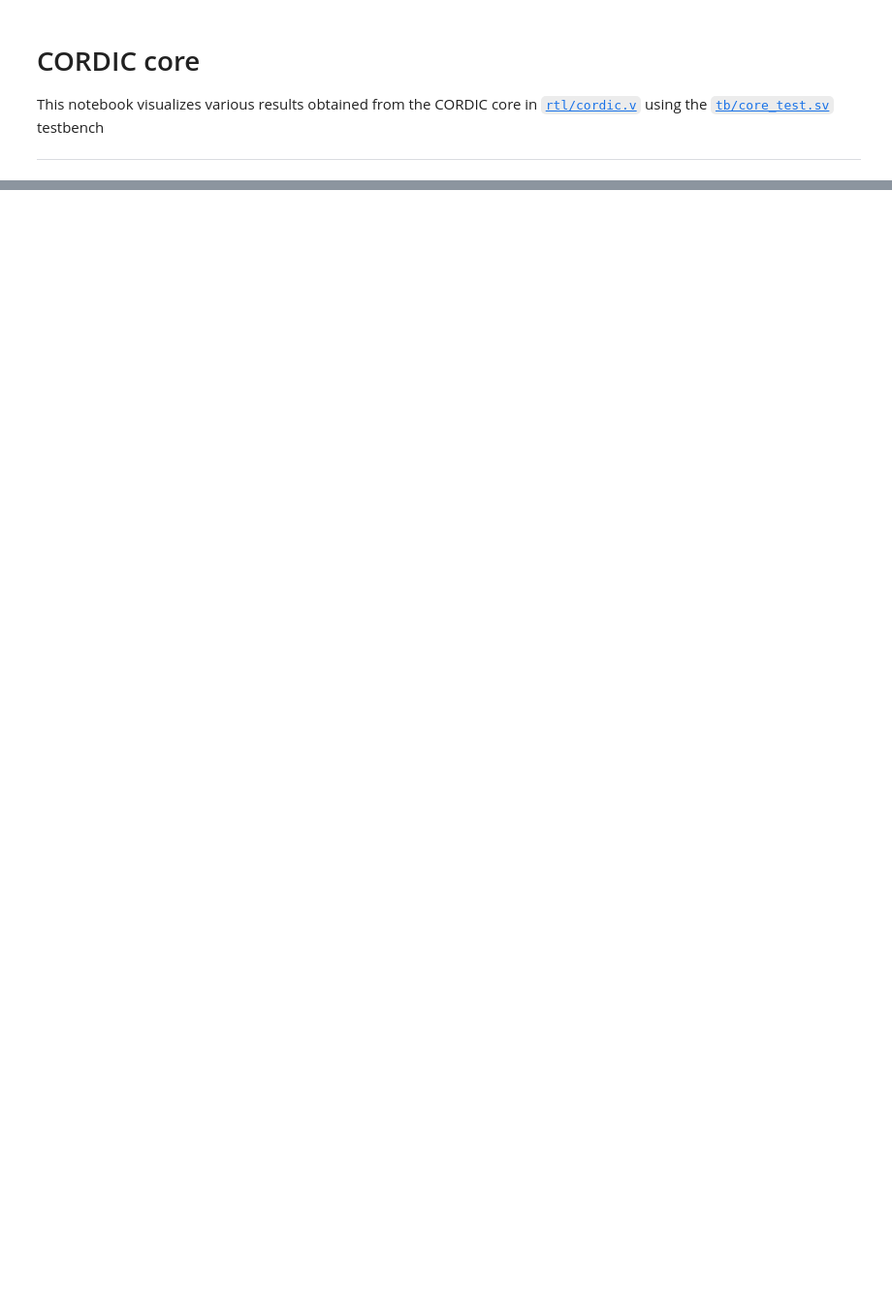
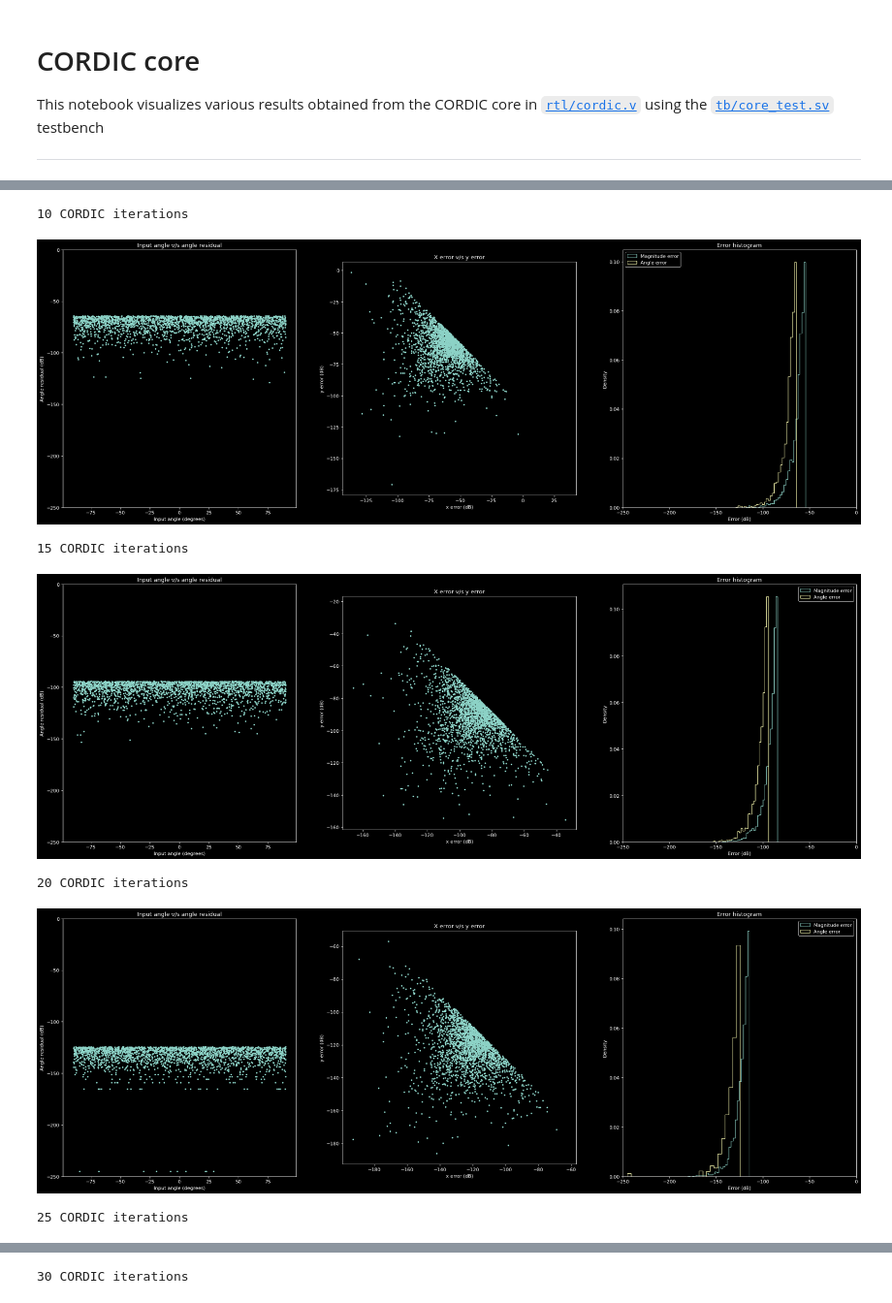
Before and after one commit to Ashwin-Rajesh/Cordic_accelerator, a Jupyter notebook: docs/cordic.ipynb, the cells around one changed output, grey strips where cells are left out. Shown at 97% size. Drawn from its saved outputs; the diff is of its cells as text; code cells hidden in the pictures; blank space fills up the shorter version.

```diff
--- a/docs/cordic.ipynb
+++ b/docs/cordic.ipynb
@@ -50,7 +81,7 @@ def get_table_data(filename):
             err_hist.append(tuple(map(float, dat[2].split(','))))
             sta_hist.append(True if inp[2].strip() == "OK" else False)
 
-        return (idx_hist, inp_hist, exp_hist, err_hist, sta_hist)
+        return (np.asarray(idx_hist), np.asarray(inp_hist), np.asarray(exp_hist), np.asarray(err_hist), np.asarray(sta_hist))
 # %%
 def separate(inp_list, sta_list):
     good_list   = np.asarray([inp_list[i] for i in range(len(inp_list)) if sta_list[i]])
@@ -118,0 +220,13 @@ vis_rot_inputs(inp_good, inp_fail, exp_good, exp_fail)
+# %%
+# Error for circular mode with different number of iterations
+for i in (10, 15, 20, 25, 30):
+    print("%d CORDIC iterations"%(i))
+    vis_rot_error_file("data/circ_rot/cr_%d_off_off_x2500.txt"%(i))
+# %% [output]
+10 CORDIC iterations
+[figure, added]
+15 CORDIC iterations
+[figure, added]
+20 CORDIC iterations
+[figure, added]
+25 CORDIC iterations
@@ -118,0 +234 @@ vis_rot_inputs(inp_good, inp_fail, exp_good, exp_fail)
+30 CORDIC iterations
```
Also changed, not shown: parts of 11 cells of this notebook.
